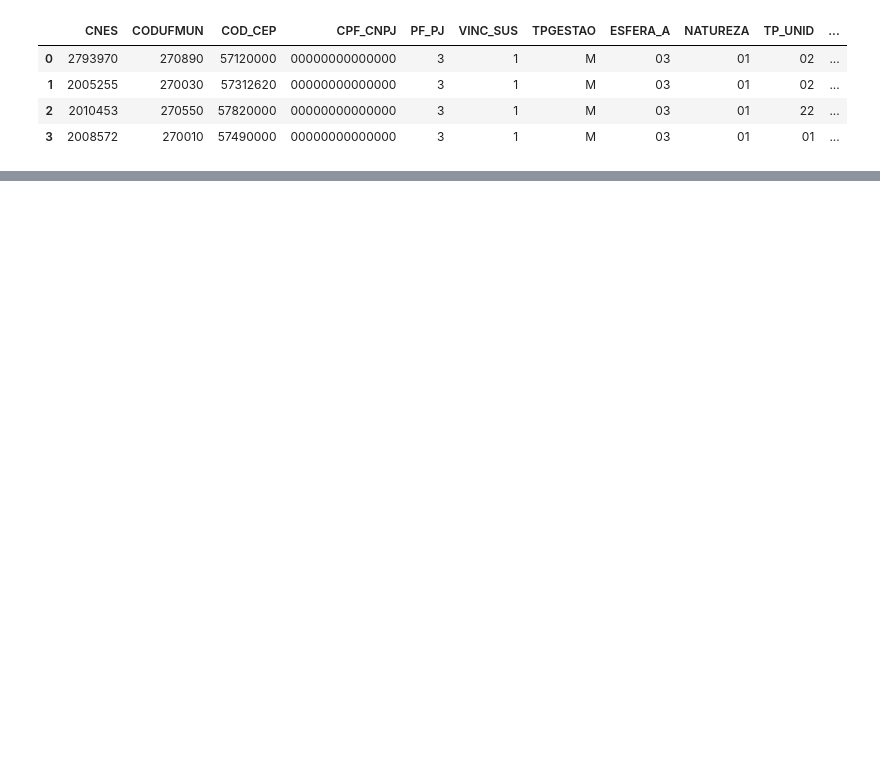
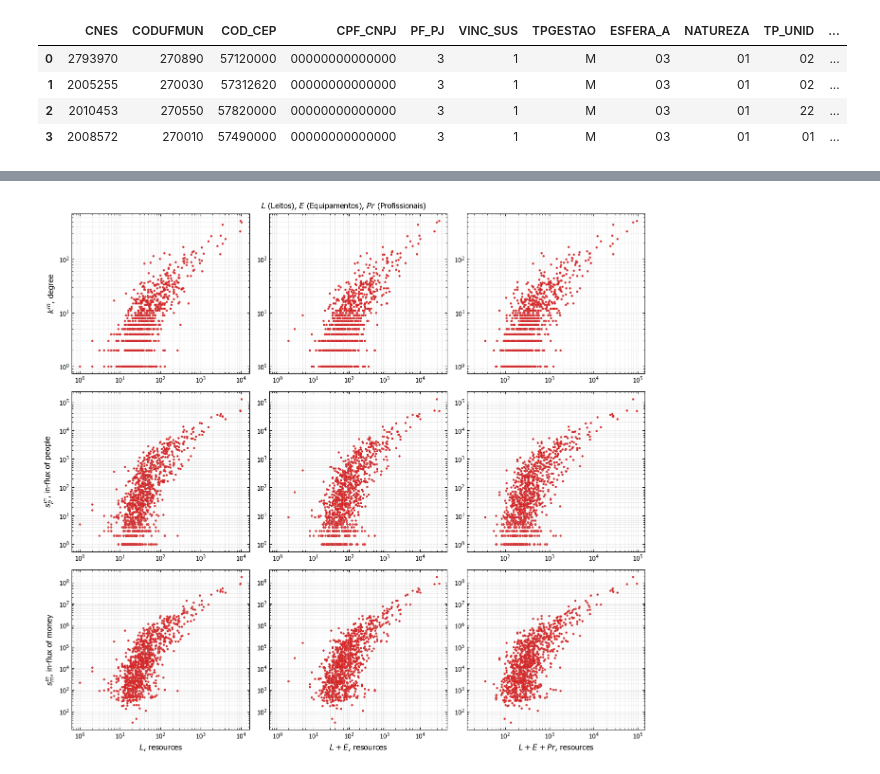
Before and after one commit to humbertocarmona/pyopensus, a Jupyter notebook: notebooks/networkanalysis/citynets.ipynb, the cells around one changed output, grey strips where cells are left out. Drawn from its saved outputs; the diff is of its cells as text; code cells hidden in the pictures; blank space fills up the shorter version.

```diff
--- a/notebooks/networkanalysis/citynets.ipynb
+++ b/notebooks/networkanalysis/citynets.ipynb
@@ -39,6 +39,8 @@ plt.rcParams["font.sans-serif"] = ["Tahoma"]
 
 basepath = Path.home().joinpath("Documents", "data")
 netpath = basepath.joinpath("regulacao", "edgelists")
+
+netpath_ne = basepath.joinpath("regulacao", "edgelists", "nordeste_no_service")
 # %% [output]
 nxviz has a new API! Version 0.7.4 onwards, the old class-based API is being
 deprecated in favour of a new API focused on advancing a grammar of network
@@ -507,0 +578,12 @@ fig.tight_layout()
+# %%
+in_deg_df = pd.DataFrame.from_dict(dict(net_people_noself.in_degree()), orient='index', columns=["In-Degree"])
+
+in_strength_dict = {node: sum(data['SOMA'] for _, _, data in net_people_noself.in_edges(node, data=True)) for node in net_people_noself.nodes()}
+in_strength_df = pd.DataFrame.from_dict(in_strength_dict, orient='index', columns=["In-Strength (People)"])
+
+in_money_dict = {node: sum(data['SOMA'] for _, _, data in net_money_noself.in_edges(node, data=True)) for node in net_money_noself.nodes()}
+in_money_df = pd.DataFrame.from_dict(in_money_dict, orient='index', columns=["In-Strength (Money)"])
+
+mun_in_flux_df = in_deg_df.merge(in_strength_df, left_index=True, right_index=True).merge(in_money_df, left_index=True, right_index=True).reset_index().rename({"index": "CODUFMUN"}, axis=1)
+mun_general_df = mun_in_flux_df.merge(resources_df, how="left")
+mun_general_df
@@ -507,0 +604,32 @@ fig.tight_layout()
+# %%
+fig, AXS = plt.subplots(3,3, figsize=(13,12))
+
+AXS[0,0].scatter(mun_general_df['QUANT_LEITOS'], mun_general_df["In-Degree"], color="tab:red", s=5, ls='-', marker='o')
+AXS[0,1].scatter(mun_general_df['N_LEITOS_EQUIP'], mun_general_df["In-Degree"], color="tab:red", s=5, ls='-', marker='o')
+AXS[0,2].scatter(mun_general_df['N_TODOS'], mun_general_df["In-Degree"], color="tab:red", s=5, ls='-', marker='o')
+
+AXS[1,0].scatter(mun_general_df['QUANT_LEITOS'], mun_general_df["In-Strength (People)"], color="tab:red", s=5, ls='-', marker='o')
+AXS[1,1].scatter(mun_general_df['N_LEITOS_EQUIP'], mun_general_df["In-Strength (People)"], color="tab:red", s=5, ls='-', marker='o')
+AXS[1,2].scatter(mun_general_df['N_TODOS'], mun_general_df["In-Strength (People)"], color="tab:red", s=5, ls='-', marker='o')
+
+AXS[2,0].scatter(mun_general_df['QUANT_LEITOS'], mun_general_df["In-Strength (Money)"], color="tab:red", s=5, ls='-', marker='o')
+AXS[2,1].scatter(mun_general_df['N_LEITOS_EQUIP'], mun_general_df["In-Strength (Money)"], color="tab:red", s=5, ls='-', marker='o')
+AXS[2,2].scatter(mun_general_df['N_TODOS'], mun_general_df["In-Strength (Money)"], color="tab:red", s=5, ls='-', marker='o')
+
+for axis in [AXS[0,0], AXS[0,1], AXS[0,2], AXS[1,0], AXS[1,1], AXS[1,2], AXS[2,0], AXS[2,1], AXS[2,2]]:
+    axis.set_xscale('log')
+    axis.set_yscale('log')
+    axis.grid(alpha=0.2, which='both')
+    axis.tick_params(which='both', direction='in', top=True, right=True)
+
+AXS[2,0].set_xlabel(r'$L$, resources', fontsize=12)
+AXS[2,1].set_xlabel(r'$L+E$, resources', fontsize=12)
+AXS[2,2].set_xlabel(r'$L+E+Pr$, resources', fontsize=12)
+AXS[0,0].set_ylabel(r'$k^{in}$, degree', fontsize=12)
+AXS[1,0].set_ylabel(r'$s_p^{in}$, in-flux of people', fontsize=12)
+AXS[2,0].set_ylabel(r'$s_m^{in}$, in-flux of money', fontsize=12)
+
+fig.suptitle(r'$L$ (Leitos), $E$ (Equipamentos), $Pr$ (Profissionais)')
+fig.tight_layout()
+# %% [output]
+[figure, added]
```
Also changed, not shown: parts of 25 cells of this notebook, 2 other files.
